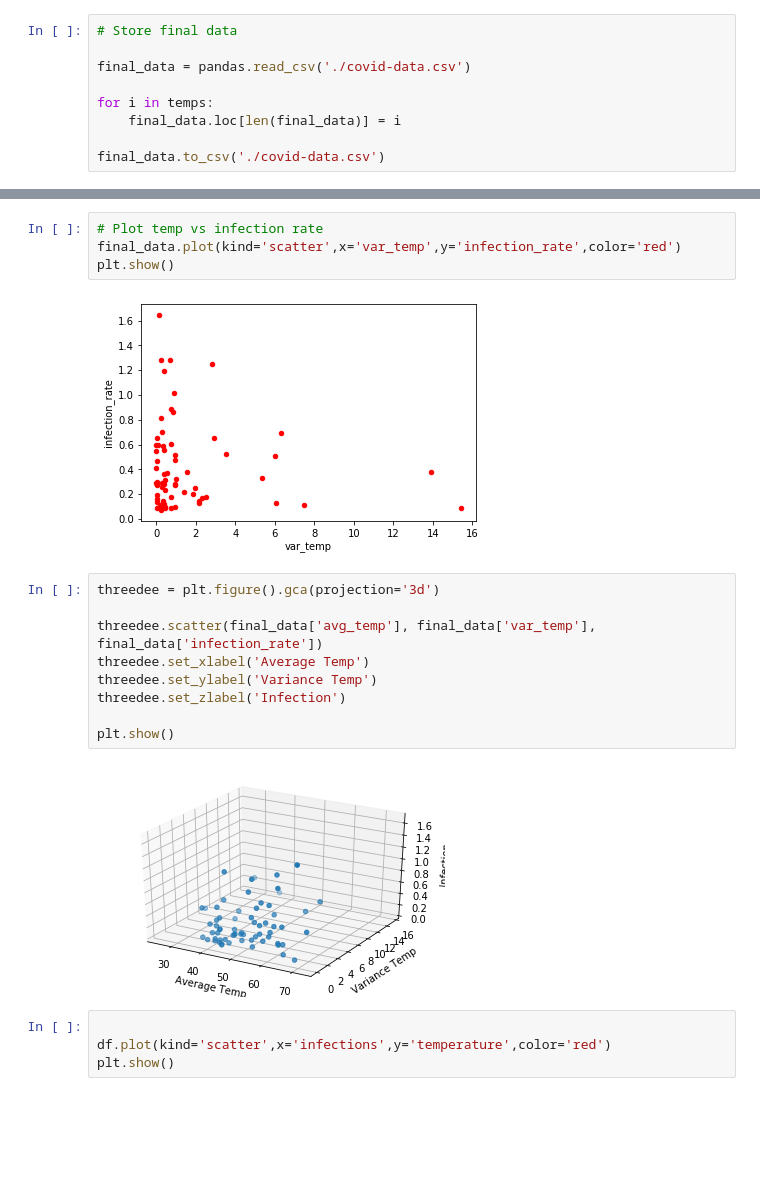
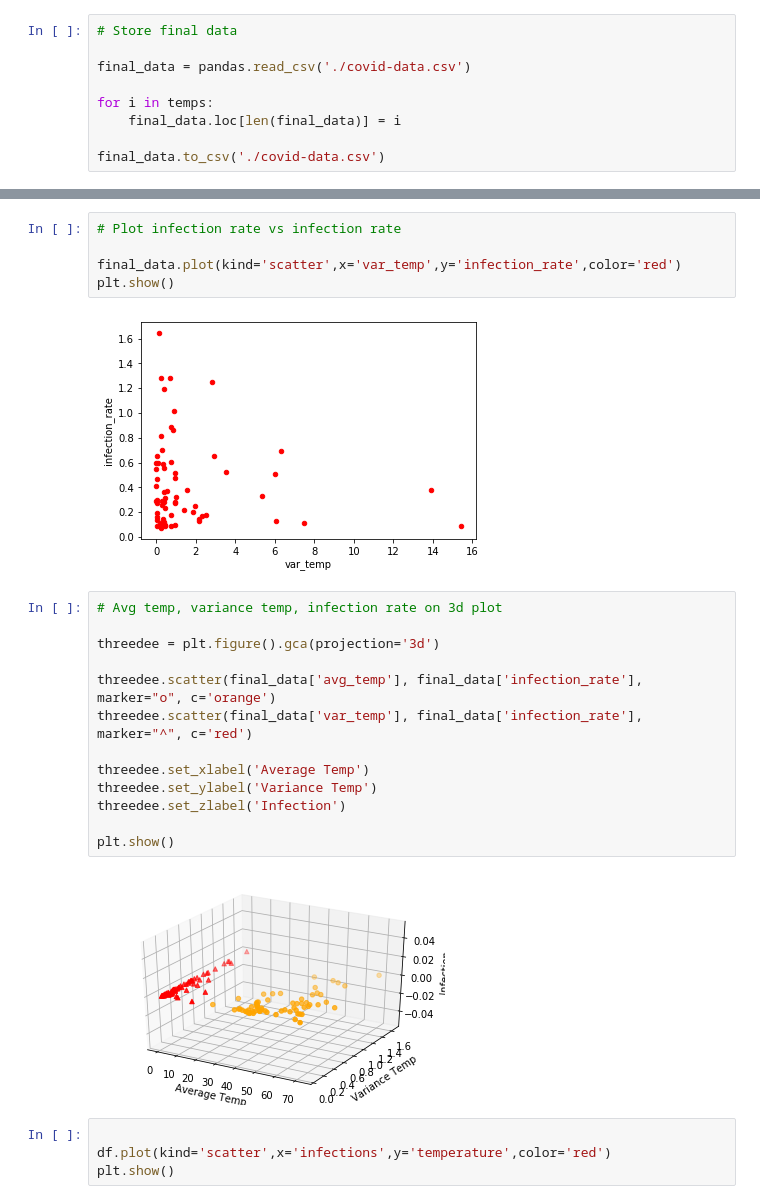
Before and after one commit to spjy/covid-temperature, a Jupyter notebook: covid.ipynb, the cells around one changed output, grey strips where cells are left out. Saved outputs shown, nothing was run; the diff lists cells and outputs as text; blank space fills up the shorter version.

Commit message:
feat: update graphs

```diff
--- a/covid.ipynb
+++ b/covid.ipynb
@@ -279,22 +279,27 @@ plt.show()
 # %% [output]
 [figure]
 # %%
-# Plot temp vs infection rate
+# Plot infection rate vs infection rate
+
 final_data.plot(kind='scatter',x='var_temp',y='infection_rate',color='red')
 plt.show()
 # %% [output]
 [figure]
 # %%
+# Avg temp, variance temp, infection rate on 3d plot
+
 threedee = plt.figure().gca(projection='3d')
 
-threedee.scatter(final_data['avg_temp'], final_data['var_temp'], final_data['infection_rate'])
+threedee.scatter(final_data['avg_temp'], final_data['infection_rate'], marker="o", c='orange')
+threedee.scatter(final_data['var_temp'], final_data['infection_rate'], marker="^", c='red')
+
 threedee.set_xlabel('Average Temp')
 threedee.set_ylabel('Variance Temp')
 threedee.set_zlabel('Infection')
 
 plt.show()
 # %% [output]
-[figure, old version]
+[figure, new version]
 # %%
 
 df.plot(kind='scatter',x='infections',y='temperature',color='red')
```
Also changed, not shown: parts of 1 cell of this notebook.
